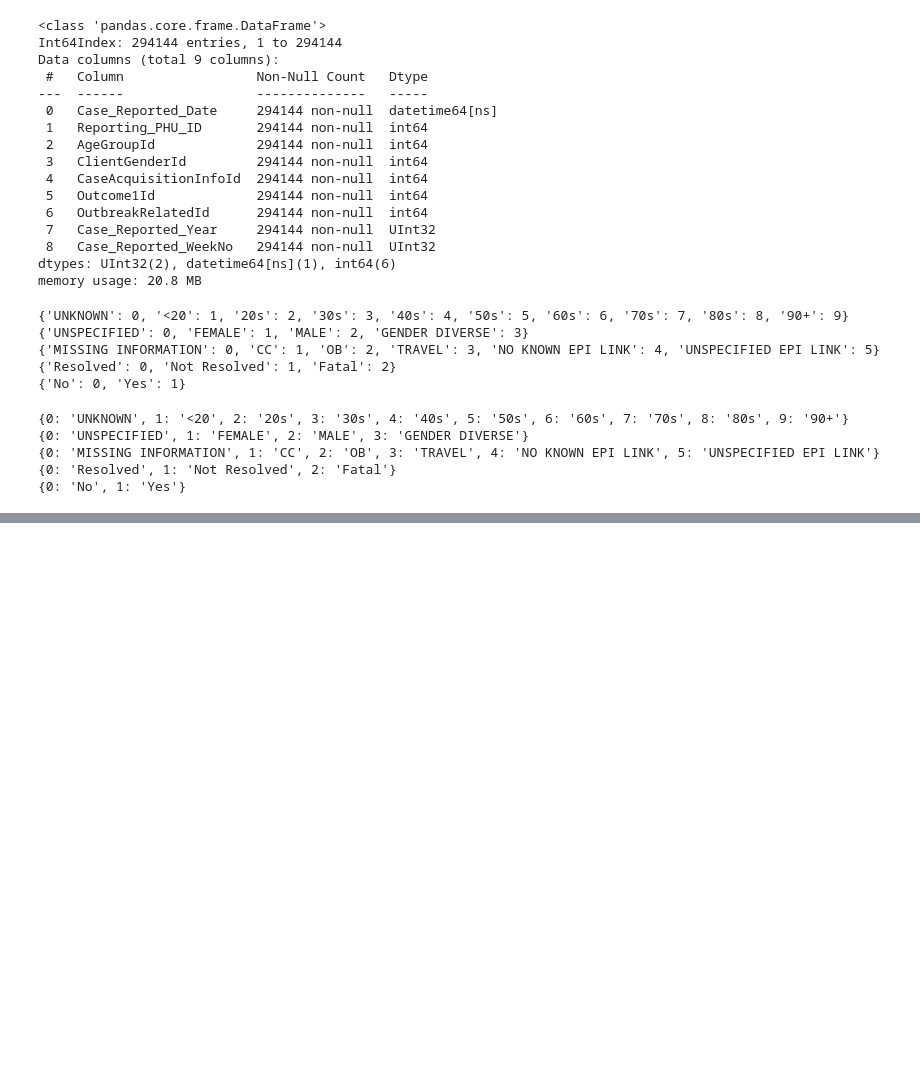
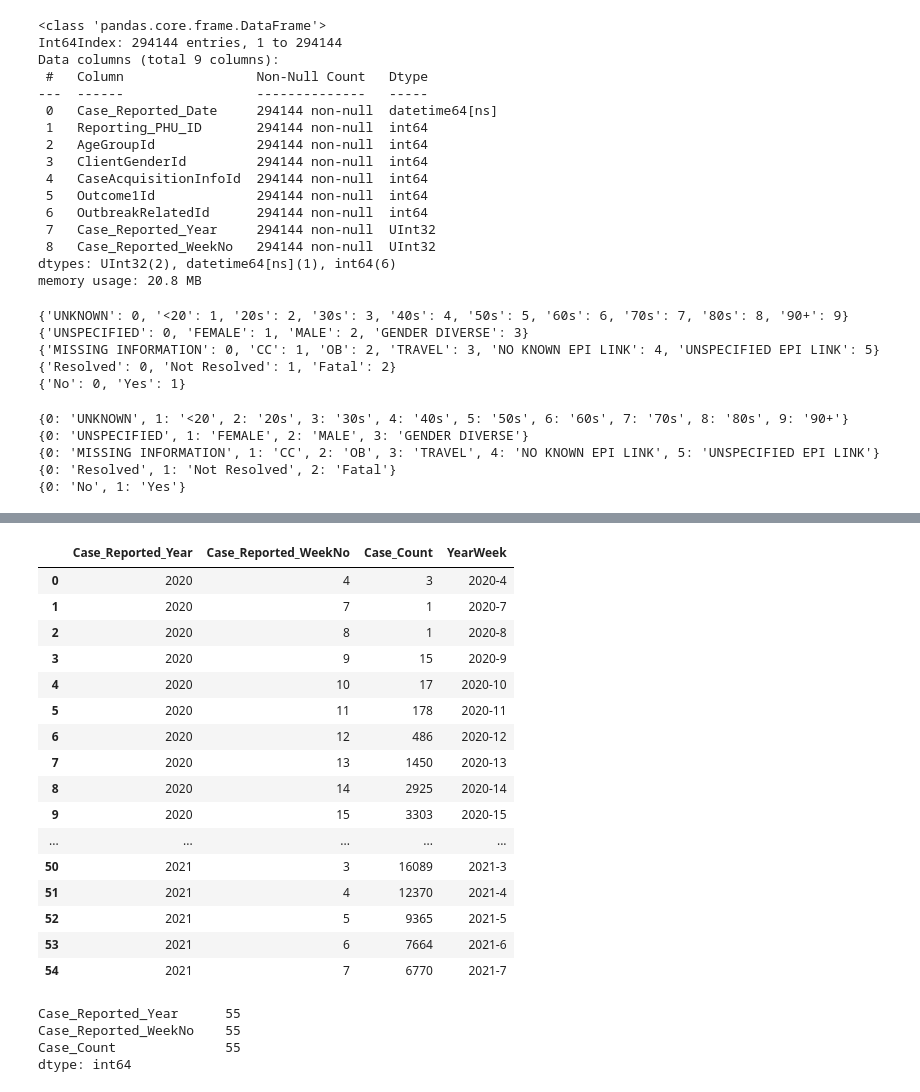
Before and after one commit to rkaunismaa/Covid19, a Jupyter notebook: Reports.ipynb, the cells around one changed output, grey strips where cells are left out. Cells and saved outputs as stored; diff of their text form; code cells hidden in the pictures; blank space fills up the shorter version.

```diff
--- a/Reports.ipynb
+++ b/Reports.ipynb
@@ -155,0 +178,30 @@ print(outbreakRelated)
+# %%
+caseCountByYearWeek = caseDf.groupby(['Case_Reported_Year','Case_Reported_WeekNo'])[['Case_Reported_Date']].count().reset_index()
+caseCountByYearWeek.rename(columns = {'Case_Reported_Date':'Case_Count'}, inplace = True)
+caseCountByYearWeek['YearWeek'] = caseCountByYearWeek['Case_Reported_Year'].astype(str) + '-' + caseCountByYearWeek['Case_Reported_WeekNo'].astype(str)
+caseCountByYearWeek.head(60)
+# %% [output]
+|  | Case_Reported_Year | Case_Reported_WeekNo | Case_Count | YearWeek |
+| 0 | 2020 | 4 | 3 | 2020-4 |
+| 1 | 2020 | 7 | 1 | 2020-7 |
+| 2 | 2020 | 8 | 1 | 2020-8 |
+| 3 | 2020 | 9 | 15 | 2020-9 |
+| 4 | 2020 | 10 | 17 | 2020-10 |
+| 5 | 2020 | 11 | 178 | 2020-11 |
+| 6 | 2020 | 12 | 486 | 2020-12 |
+| 7 | 2020 | 13 | 1450 | 2020-13 |
+| 8 | 2020 | 14 | 2925 | 2020-14 |
+| 9 | 2020 | 15 | 3303 | 2020-15 |
+| ... | ... | ... | ... | ... |
+| 50 | 2021 | 3 | 16089 | 2021-3 |
+| 51 | 2021 | 4 | 12370 | 2021-4 |
+| 52 | 2021 | 5 | 9365 | 2021-5 |
+| 53 | 2021 | 6 | 7664 | 2021-6 |
+| 54 | 2021 | 7 | 6770 | 2021-7 |
+# %%
+caseCountByYearWeek.count()
+# %% [output]
+Case_Reported_Year      55
+Case_Reported_WeekNo    55
+Case_Count              55
+dtype: int64
```
Also changed, not shown: parts of 6 cells of this notebook, 1 other file.
